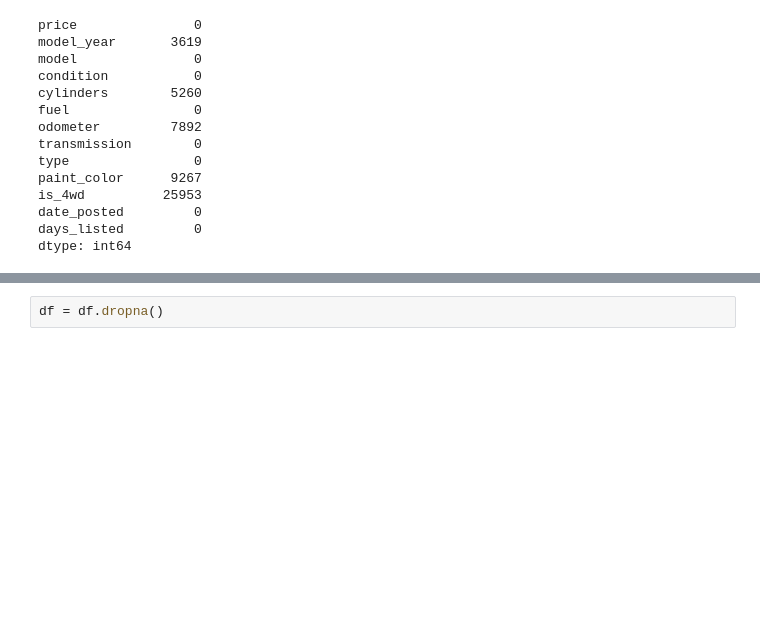
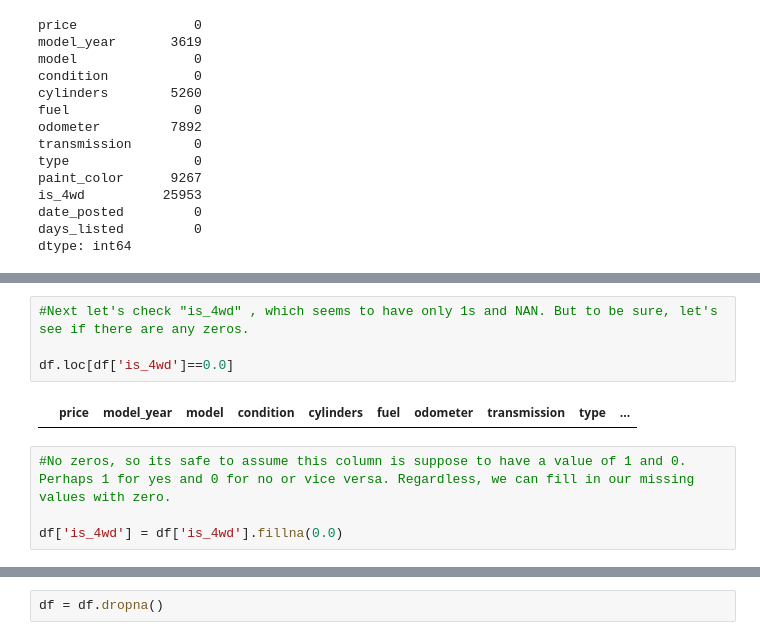
Before and after one commit to Fardin-Akib/Sprint_4, a Jupyter notebook: notebooks/EDA.ipynb, the cells around one changed output, grey strips where cells are left out. Saved outputs shown, nothing was run; the diff lists cells and outputs as text; blank space fills up the shorter version.

```diff
--- a/notebooks/EDA.ipynb
+++ b/notebooks/EDA.ipynb
@@ -36,0 +98,10 @@ dtype: int64
+# %%
+#Next let's check "is_4wd" , which seems to have only 1s and NAN. But to be sure, let's see if there are any zeros.
+
+df.loc[df['is_4wd']==0.0]
+# %% [output]
+|  | price | model_year | model | condition | cylinders | fuel | odometer | transmission | type | ... |
+# %%
+#No zeros, so its safe to assume this column is suppose to have a value of 1 and 0. Perhaps 1 for yes and 0 for no or vice versa. Regardless, we can fill in our missing values with zero.
+
+df['is_4wd'] = df['is_4wd'].fillna(0.0)
```
Also changed, not shown: parts of 14 cells of this notebook, 3 other files.
